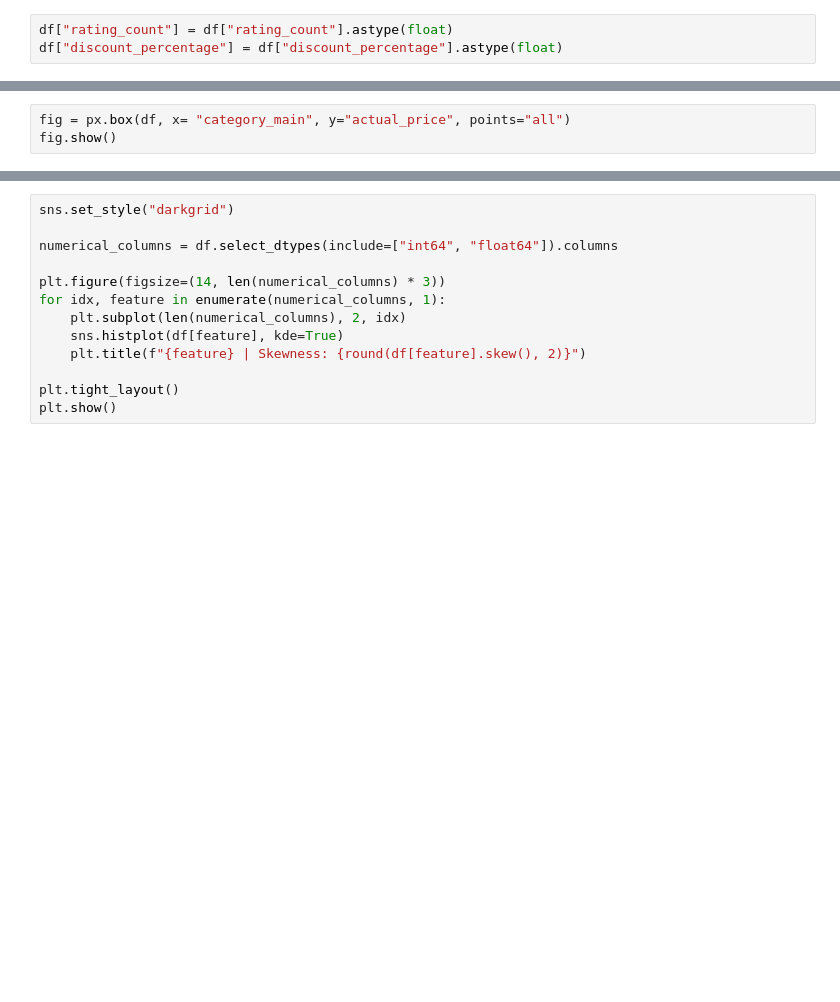
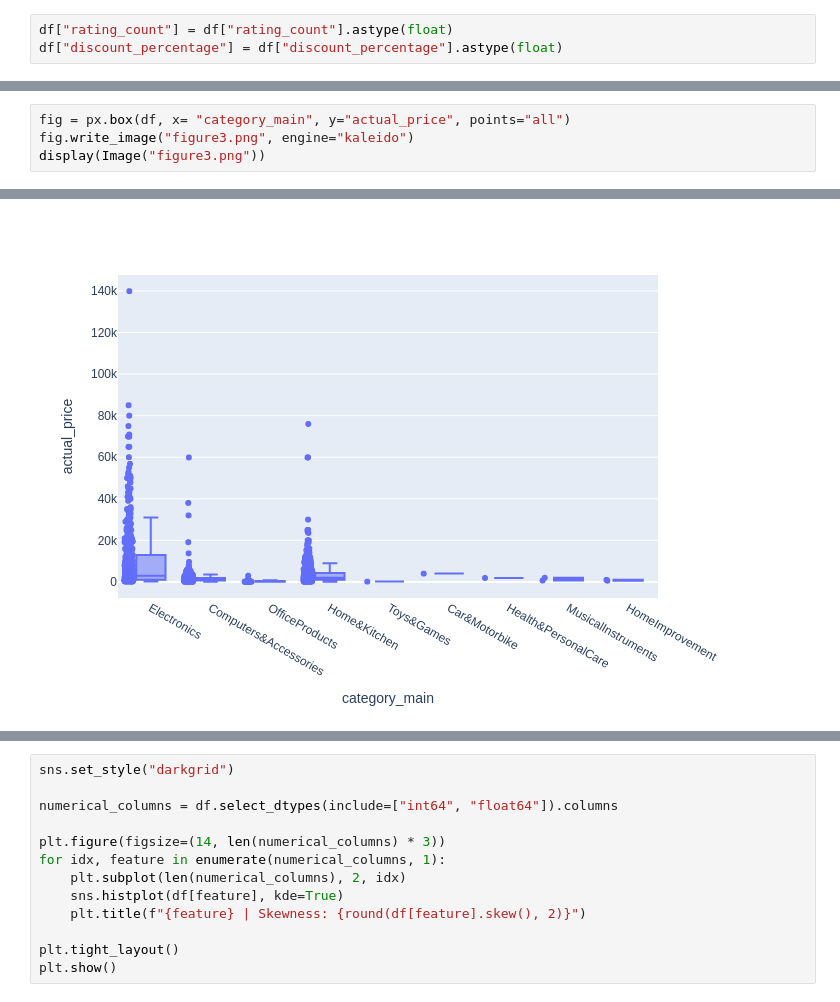
Before and after one commit to juliasalto/proyectodatalab, a Jupyter notebook: EDA_test_hipotesis_datalab.ipynb, the cells around one changed output, grey strips where cells are left out. Saved outputs shown, nothing was run; the diff lists cells and outputs as text; blank space fills up the shorter version.

```diff
--- a/EDA_test_hipotesis_datalab.ipynb
+++ b/EDA_test_hipotesis_datalab.ipynb
@@ -78,4 +97,5 @@ fig.show()
 # %%
 fig = px.box(df, x= "category_main", y="actual_price", points="all")
-fig.show()
+fig.write_image("figure3.png", engine="kaleido")
+display(Image("figure3.png"))
 # %% [output]
@@ -83,2 +102,3 @@ fig.show()
+[figure, added]
 # %%
 fig = px.box(df, y="actual_price", points="all")
```
Also changed, not shown: parts of 19 cells of this notebook.
